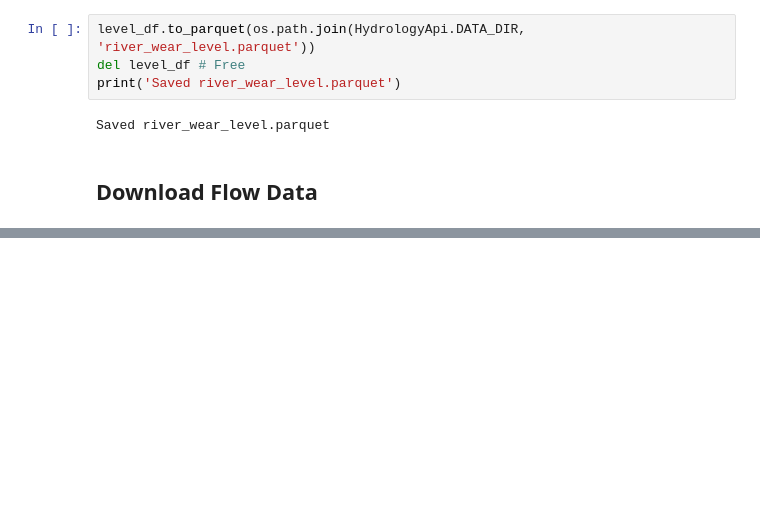
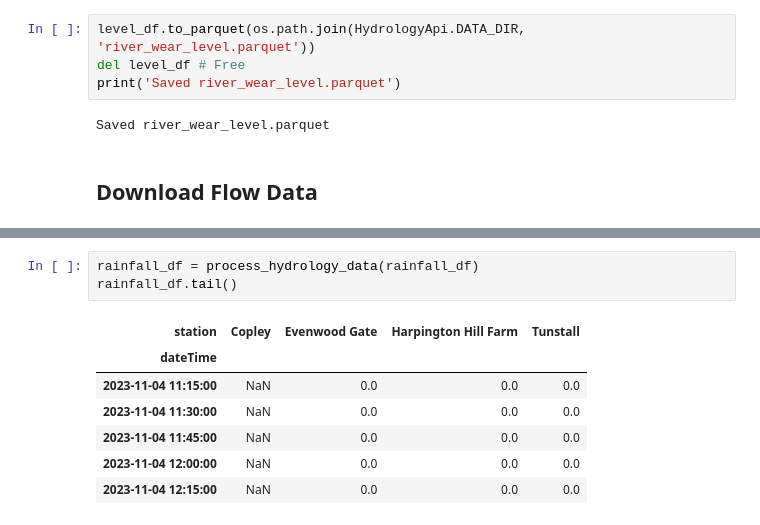
Before and after one commit to Jex-y/river-level-analysis, a Jupyter notebook: build_datasets.ipynb, the cells around one changed output, grey strips where cells are left out. Drawn from its saved outputs; the diff is of its cells as text; blank space fills up the shorter version.

```diff
--- a/build_datasets.ipynb
+++ b/build_datasets.ipynb
@@ -249,0 +363,11 @@ MET_OFFICE_API_KEY = "9fedcc7c-c5fc-40c3-8495-0fac8d6a8327"
+# %%
+rainfall_df = process_hydrology_data(rainfall_df)
+rainfall_df.tail()
+# %% [output]
+| station | Copley | Evenwood Gate | Harpington Hill Farm | Tunstall |
+| dateTime |  |  |  |  |
+| 2023-11-04 11:15:00 | NaN | 0.0 | 0.0 | 0.0 |
+| 2023-11-04 11:30:00 | NaN | 0.0 | 0.0 | 0.0 |
+| 2023-11-04 11:45:00 | NaN | 0.0 | 0.0 | 0.0 |
+| 2023-11-04 12:00:00 | NaN | 0.0 | 0.0 | 0.0 |
+| 2023-11-04 12:15:00 | NaN | 0.0 | 0.0 | 0.0 |
```
Also changed, not shown: parts of 9 cells of this notebook, 1 other file.
